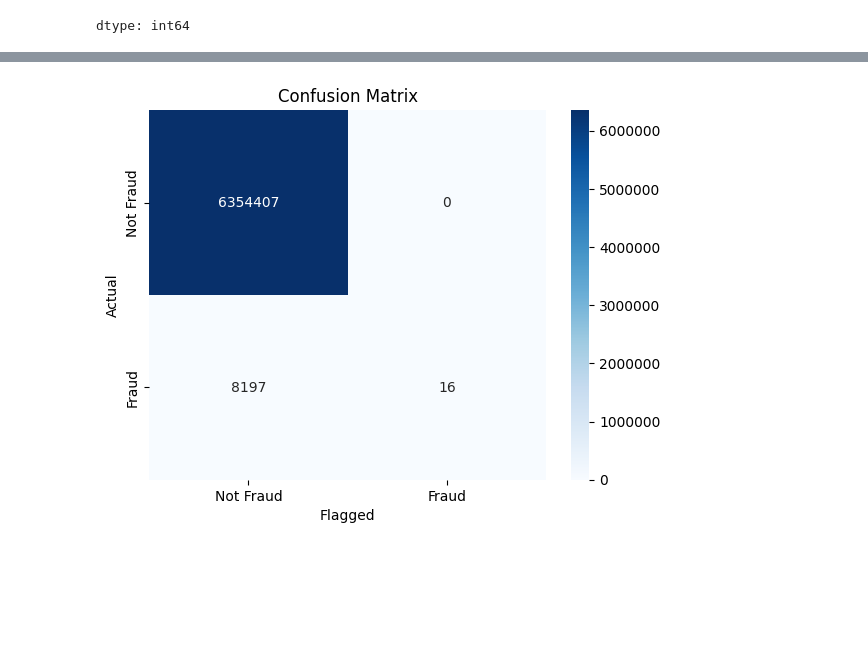
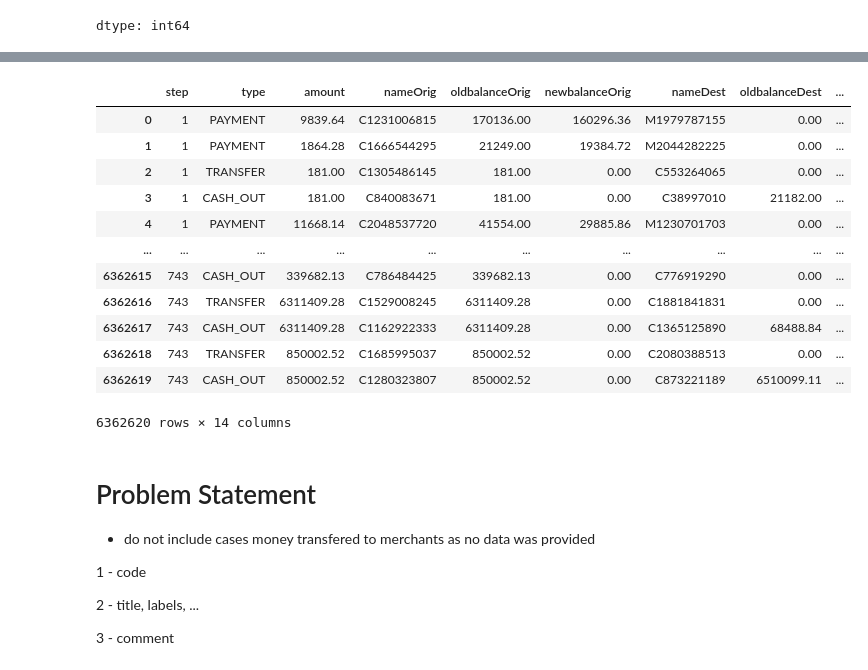
Before and after one commit to nguyentunhu/Financial-Fraud-Patterns-EDA, a Jupyter notebook: main.ipynb, the cells around one changed output, grey strips where cells are left out. Saved outputs shown, nothing was run; the diff lists cells and outputs as text; code cells hidden in the pictures; blank space fills up the shorter version.

```diff
--- a/main.ipynb
+++ b/main.ipynb
@@ -304,14 +189,0 @@ plt.show()
-# %%
-plt.figure(figsize=(12, 6))
-sns.scatterplot(data=df, x='amount', y='oldbalanceOrg', hue='isFraud')
-
-amt_max = round(df['amount'].max())
-x = np.arange(0, amt_max, 1000)
-sns.lineplot(x=x, y=x, c='r', label='y = x')
-
-plt.title('Old Balance vs. Amount', fontsize=19)
-plt.xlabel('Amount', fontsize=17)
-plt.ylabel('Old Balance', fontsize=17)
-plt.legend(['Not Fraud', 'Fraud', 'y=x'])
-plt.ticklabel_format(axis='both', style = 'plain')
-plt.show()
@@ -320,14 +190,46 @@ plt.show()
-# %%
-cm = confusion_matrix(df['isFraud'], df['isFlaggedFraud'])
-
-ax = sns.heatmap(cm, annot=True, fmt='d', cmap='Blues', xticklabels=['Not Fraud', 'Fraud'], yticklabels=['Not Fraud', 'Fraud'])
-plt.xlabel('Flagged')
-plt.ylabel('Actual')
-
-cbar = ax.collections[0].colorbar
-cbar.ax.ticklabel_format(style='plain')
-
-plt.title('Confusion Matrix')
-plt.show()
-# %% [output]
-[figure, removed]
+# %%
+df = df.rename(columns={'oldbalanceOrg': 'oldbalanceOrig'})
+df['type'] = df['type'].astype('category')
+df['isFraud'] = df['isFraud'].astype(np.int8)
+df['nameOrig'] = df['nameOrig'].astype('string')
+df['nameDest'] = df['nameDest'].astype('string')
+df['amount'] = df['amount'].astype(np.float64)
+df['orgType'] = df['nameOrig'].apply(lambda x: 'Merchant' if x.startswith('M') else ('Customer' if x.startswith('C') else 'Other'))
+df['destType'] = df['nameDest'].apply(lambda x: 'Merchant' if x.startswith('M') else ('Customer' if x.startswith('C') else 'Other'))
+# %%
+def if_successful_transaction(row):
+    # Condition 1: Origin balance changes by the amount
+    origin_ok = abs(row['oldbalanceOrig'] - row['newbalanceOrig']) == row['amount']
+
+    # Condition 2: Destination balance changes by the amount (either added or subtracted)
+    dest_ok = abs(row['oldbalanceDest'] - row['newbalanceDest']) == row['amount']
+
+    return origin_ok or dest_ok  # True if either balance matches the amount
+
+# Apply the function row-wise
+df['successful_transaction'] = df.apply(if_successful_transaction, axis=1)
+# %%
+df
+# %% [output]
+|  | step | type | amount | nameOrig | oldbalanceOrig | newbalanceOrig | nameDest | oldbalanceDest | ... |
+| 0 | 1 | PAYMENT | 9839.64 | C1231006815 | 170136.00 | 160296.36 | M1979787155 | 0.00 | ... |
+| 1 | 1 | PAYMENT | 1864.28 | C1666544295 | 21249.00 | 19384.72 | M2044282225 | 0.00 | ... |
+| 2 | 1 | TRANSFER | 181.00 | C1305486145 | 181.00 | 0.00 | C553264065 | 0.00 | ... |
+| 3 | 1 | CASH_OUT | 181.00 | C840083671 | 181.00 | 0.00 | C38997010 | 21182.00 | ... |
+| 4 | 1 | PAYMENT | 11668.14 | C2048537720 | 41554.00 | 29885.86 | M1230701703 | 0.00 | ... |
+| ... | ... | ... | ... | ... | ... | ... | ... | ... | ... |
+| 6362615 | 743 | CASH_OUT | 339682.13 | C786484425 | 339682.13 | 0.00 | C776919290 | 0.00 | ... |
+| 6362616 | 743 | TRANSFER | 6311409.28 | C1529008245 | 6311409.28 | 0.00 | C1881841831 | 0.00 | ... |
+| 6362617 | 743 | CASH_OUT | 6311409.28 | C1162922333 | 6311409.28 | 0.00 | C1365125890 | 68488.84 | ... |
+| 6362618 | 743 | TRANSFER | 850002.52 | C1685995037 | 850002.52 | 0.00 | C2080388513 | 0.00 | ... |
+| 6362619 | 743 | CASH_OUT | 850002.52 | C1280323807 | 850002.52 | 0.00 | C873221189 | 6510099.11 | ... |
+6362620 rows × 14 columns
+# %% [markdown]
+# Problem Statement
+- do not include cases money transfered to merchants as no data was provided
+
+1 - code
+
+2 - title, labels, ...
+
+3 - comment
```
Also changed, not shown: parts of 41 cells of this notebook.
